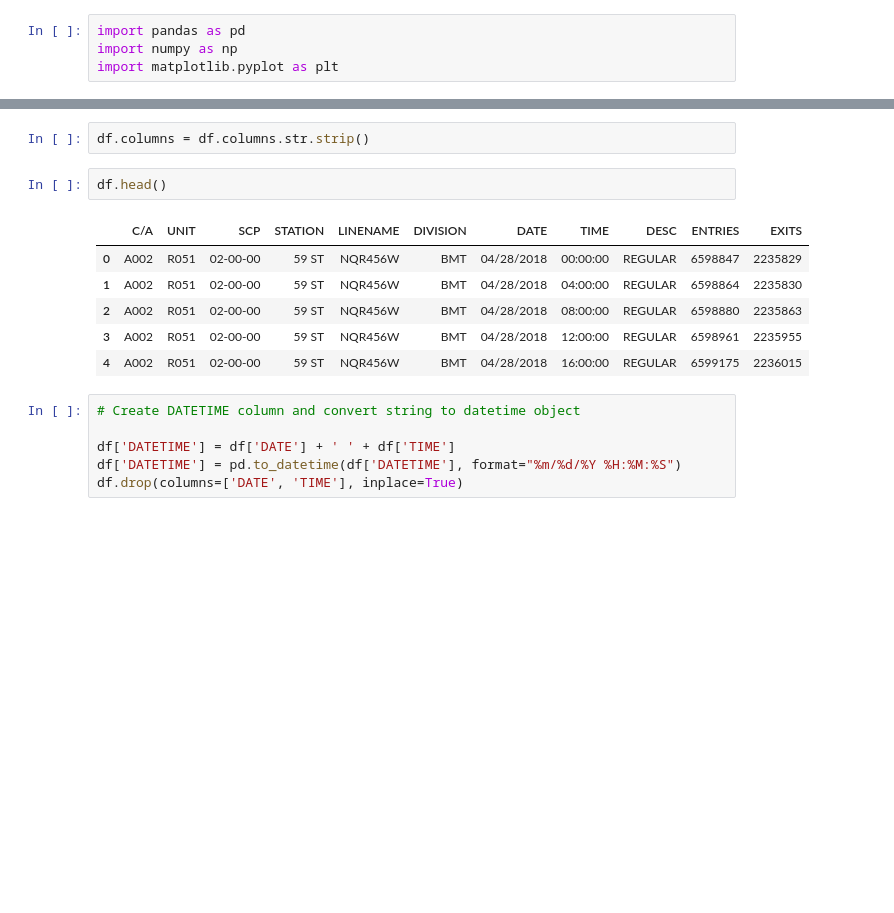
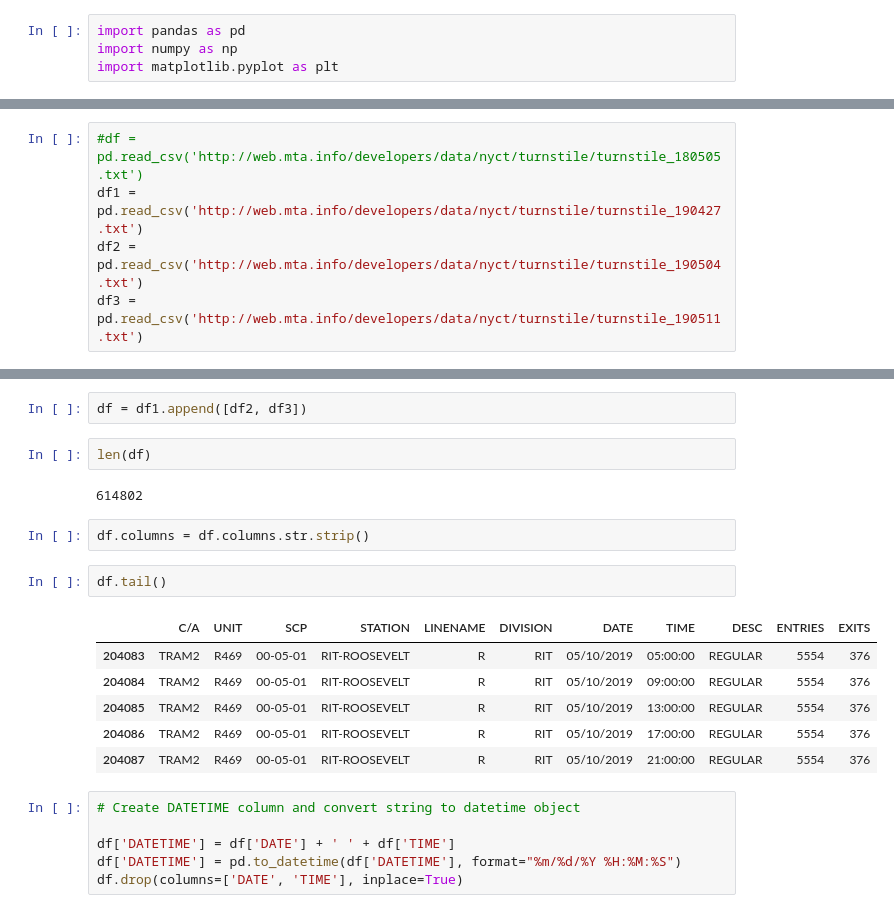
Before and after one commit to huge-reality/MTA_Project_Group_5, a Jupyter notebook: Updated_Version.ipynb, the cells around one changed output, grey strips where cells are left out. Saved outputs shown, nothing was run; the diff lists cells and outputs as text; blank space fills up the shorter version.

```diff
--- a/Updated_Version.ipynb
+++ b/Updated_Version.ipynb
@@ -6,0 +5,5 @@ df = pd.read_csv('http://web.mta.info/developers/data/nyct/turnstile/turnstile_1
+# %%
+#df = pd.read_csv('http://web.mta.info/developers/data/nyct/turnstile/turnstile_180505.txt')
+df1 = pd.read_csv('http://web.mta.info/developers/data/nyct/turnstile/turnstile_190427.txt')
+df2 = pd.read_csv('http://web.mta.info/developers/data/nyct/turnstile/turnstile_190504.txt')
+df3 = pd.read_csv('http://web.mta.info/developers/data/nyct/turnstile/turnstile_190511.txt')
@@ -7,14 +18,20 @@ df = pd.read_csv('http://web.mta.info/developers/data/nyct/turnstile/turnstile_1
+# %%
+df = df1.append([df2, df3])
+# %%
+len(df)
+# %% [output]
+614802
 # %%
 df.columns = df.columns.str.strip()
 # %%
-df.head()
+df.tail()
 # %% [output]
 |  | C/A | UNIT | SCP | STATION | LINENAME | DIVISION | DATE | TIME | DESC | ENTRIES | EXITS |
-| 0 | A002 | R051 | 02-00-00 | 59 ST | NQR456W | BMT | 04/28/2018 | 00:00:00 | REGULAR | 6598847 | 2235829 |
-| 1 | A002 | R051 | 02-00-00 | 59 ST | NQR456W | BMT | 04/28/2018 | 04:00:00 | REGULAR | 6598864 | 2235830 |
-| 2 | A002 | R051 | 02-00-00 | 59 ST | NQR456W | BMT | 04/28/2018 | 08:00:00 | REGULAR | 6598880 | 2235863 |
-| 3 | A002 | R051 | 02-00-00 | 59 ST | NQR456W | BMT | 04/28/2018 | 12:00:00 | REGULAR | 6598961 | 2235955 |
-| 4 | A002 | R051 | 02-00-00 | 59 ST | NQR456W | BMT | 04/28/2018 | 16:00:00 | REGULAR | 6599175 | 2236015 |
+| 204083 | TRAM2 | R469 | 00-05-01 | RIT-ROOSEVELT | R | RIT | 05/10/2019 | 05:00:00 | REGULAR | 5554 | 376 |
+| 204084 | TRAM2 | R469 | 00-05-01 | RIT-ROOSEVELT | R | RIT | 05/10/2019 | 09:00:00 | REGULAR | 5554 | 376 |
+| 204085 | TRAM2 | R469 | 00-05-01 | RIT-ROOSEVELT | R | RIT | 05/10/2019 | 13:00:00 | REGULAR | 5554 | 376 |
+| 204086 | TRAM2 | R469 | 00-05-01 | RIT-ROOSEVELT | R | RIT | 05/10/2019 | 17:00:00 | REGULAR | 5554 | 376 |
+| 204087 | TRAM2 | R469 | 00-05-01 | RIT-ROOSEVELT | R | RIT | 05/10/2019 | 21:00:00 | REGULAR | 5554 | 376 |
 # %%
 # Create DATETIME column and convert string to datetime object
 
```
Also changed, not shown: parts of 19 cells of this notebook.
